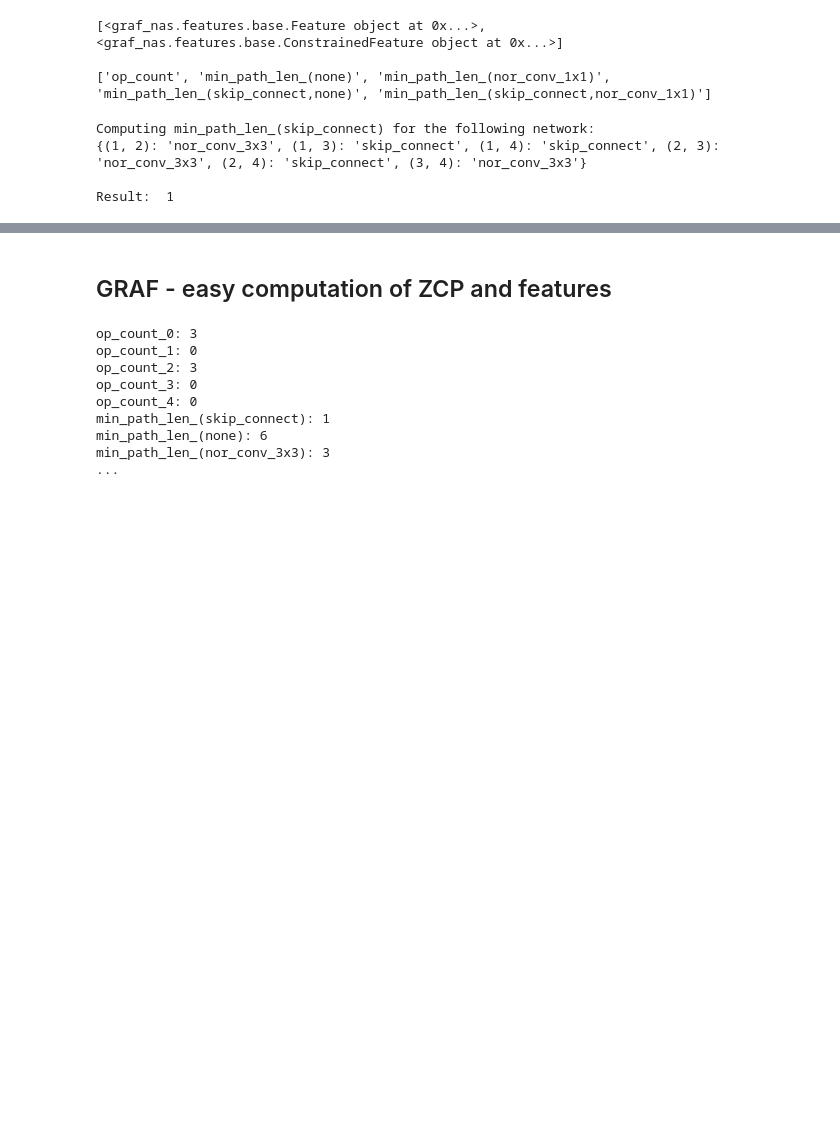
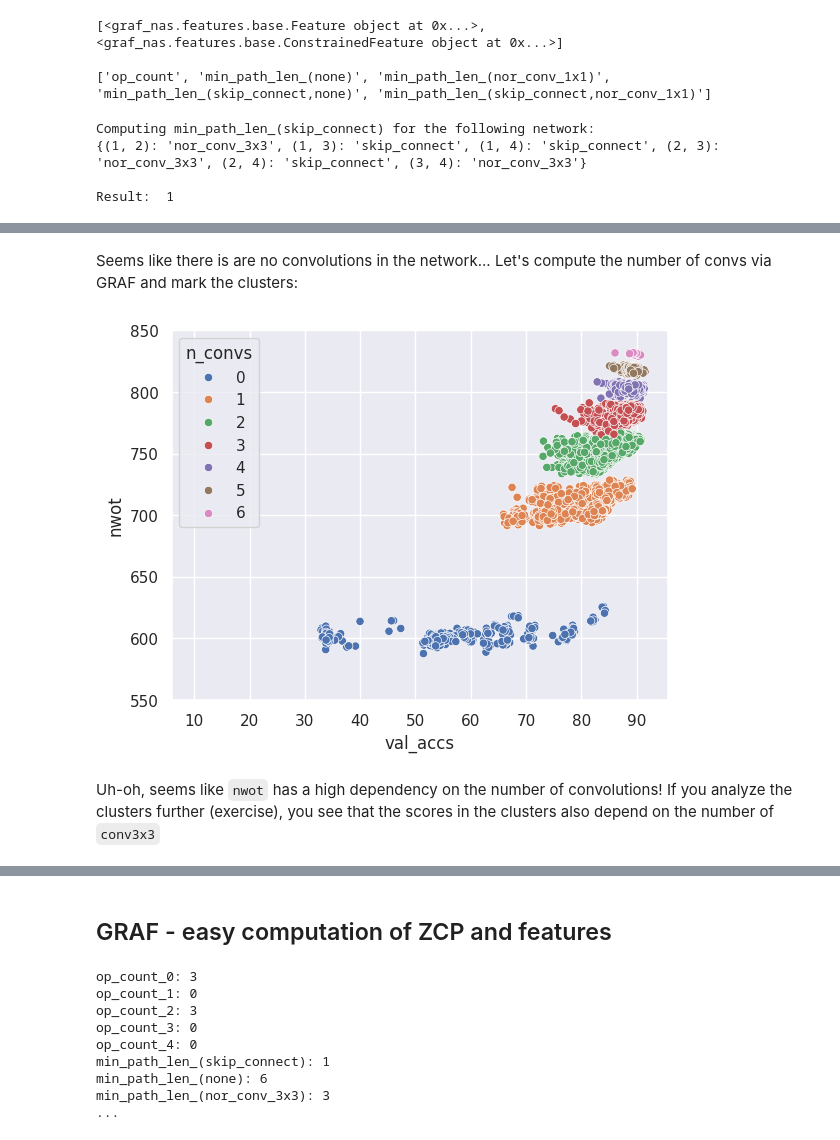
Before and after one commit to gabikadlecova/GRAF, a Jupyter notebook: tutorial/graf.ipynb, the cells around one changed output, grey strips where cells are left out. Cells and saved outputs as stored; diff of their text form; code cells hidden in the pictures; blank space fills up the shorter version.

```diff
--- a/tutorial/graf.ipynb
+++ b/tutorial/graf.ipynb
@@ -180,0 +256,6 @@ Result:  1
+# %%
+op_map = NB201.get_op_map()
+print("The meaning of numbers: ", op_map)
+
+nwot_cluster = zc_dataframe[zc_dataframe[proxy] < 650]
+nwot_cluster.index[:6].to_list()
@@ -180,0 +270,25 @@ Result:  1
+# %% [markdown]
+Seems like there is are no convolutions in the network... Let's compute the number of convs via GRAF and mark the clusters:
+# %%
+import pandas as pd
+
+n_convs = []
+op_count_func = features[0]  # run the cells in section 0 for this to work
+
+for net in zc_dataframe.index:
+    op_counts = op_count_func(NB201(net).to_graph())
+
+    conv_1_id, conv_3_id = op_map['nor_conv_1x1'], op_map['nor_conv_3x3']
+    n_convs.append(op_counts[conv_1_id] + op_counts[conv_3_id])
+
+zc_dataframe['n_convs'] = n_convs
+zc_dataframe['n_convs'] = pd.Categorical(zc_dataframe['n_convs'])
+# %%
+sns.scatterplot(data=zc_dataframe, x='val_accs', y=proxy, hue='n_convs')
+#plt.xlim(70, 91)
+plt_ylim(proxy)
+plt.show()
+# %% [output]
+[figure, added]
+# %% [markdown]
+Uh-oh, seems like `nwot` has a high dependency on the number of convolutions! If you analyze the clusters further (exercise), you see that the scores in the clusters also depend on the number of `conv3x3`
```
Also changed, not shown: parts of 42 cells of this notebook, 1 other file.
